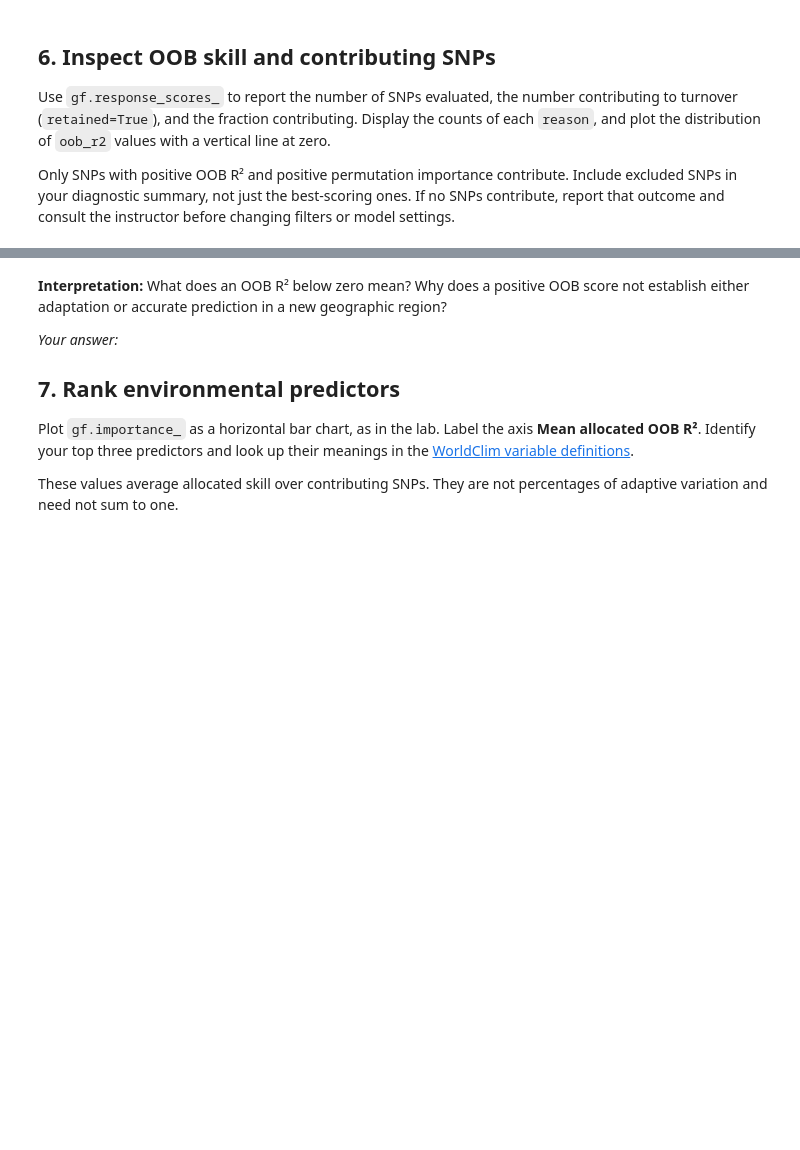
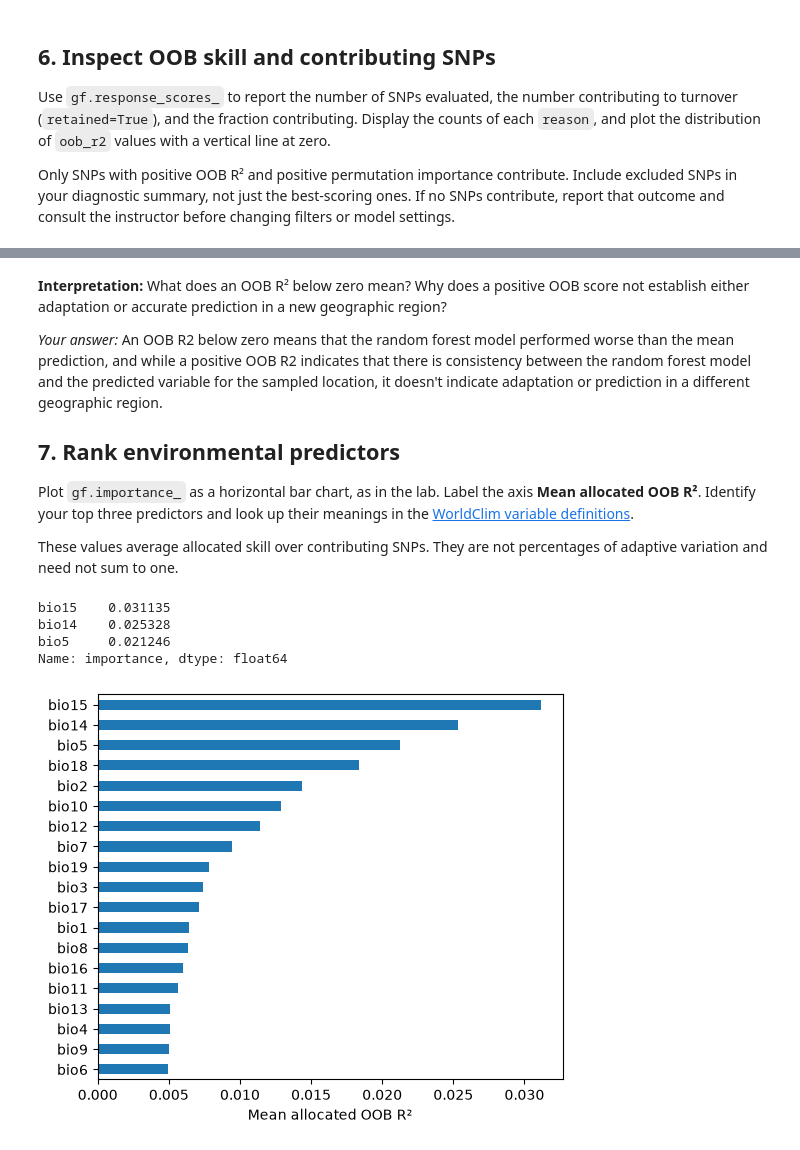
Before and after one commit to relleha/BIO597-SpatialBiodiversity, a Jupyter notebook: docs/assignments/Assignment-09-GradientForest.ipynb, the cells around one changed output, grey strips where cells are left out. Cells and saved outputs as stored; diff of their text form; code cells hidden in the pictures; blank space fills up the shorter version.

```diff
--- a/docs/assignments/Assignment-09-GradientForest.ipynb
+++ b/docs/assignments/Assignment-09-GradientForest.ipynb
@@ -154,7 +261,7 @@ Only SNPs with positive OOB R² and positive permutation importance contribute.
 # %% [markdown]
 **Interpretation:** What does an OOB R² below zero mean? Why does a positive OOB score not establish either adaptation or accurate prediction in a new geographic region?
 
-*Your answer:*
+*Your answer:* An OOB R2 below zero means that the random forest model performed worse than the mean prediction, and while a positive OOB R2 indicates that there is consistency between the random forest model and the predicted variable for the sampled location, it doesn't indicate adaptation or prediction in a different geographic region.
 
 ## 7. Rank environmental predictors
 
@@ -163,7 +270,17 @@ Plot `gf.importance_` as a horizontal bar chart, as in the lab. Label the axis *
 These values average allocated skill over contributing SNPs. They are not percentages of adaptive variation and need not sum to one.
 # %%
 # Make a labeled horizontal bar plot of gf.importance_.
+gf.importance_.sort_values().plot.barh(figsize=(6, 5), xlabel="Mean allocated OOB R²")
 # Display the three highest-ranked predictors and their importance values.
+gf.importance_.head(3)
+
+# The three top predictors are bio15 (precipitation seasonality CV), bio14 (precipitation of driest month), and bio5 (max temp of warmest month)
+# %% [output]
+bio15    0.031135
+bio14    0.025328
+bio5     0.021246
+Name: importance, dtype: float64
+[figure, added]
 # %% [markdown]
 **Interpretation:** Name your top three climate variables. Suggest a biological explanation for one association, and one reason that predictor importance does not isolate a causal effect. How could correlation among the 19 climate predictors complicate the ranking?
 
```
Also changed, not shown: parts of 23 cells of this notebook, 11 other files.
